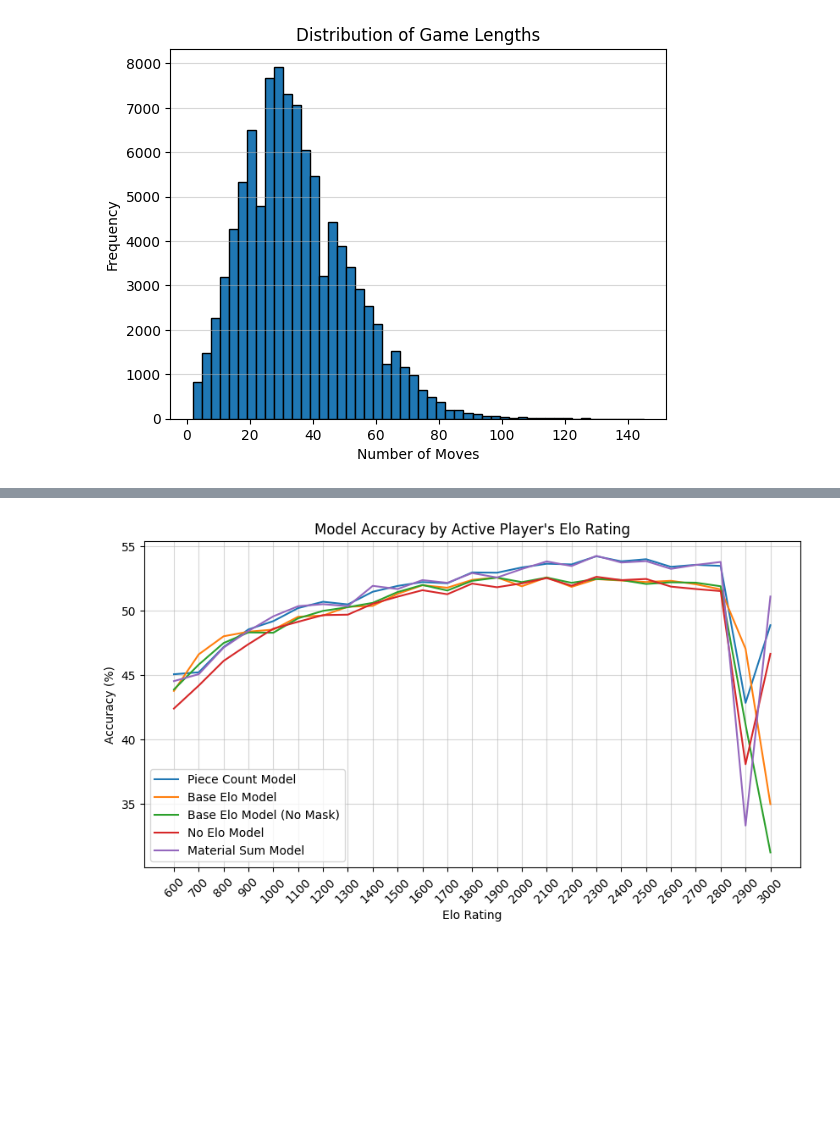
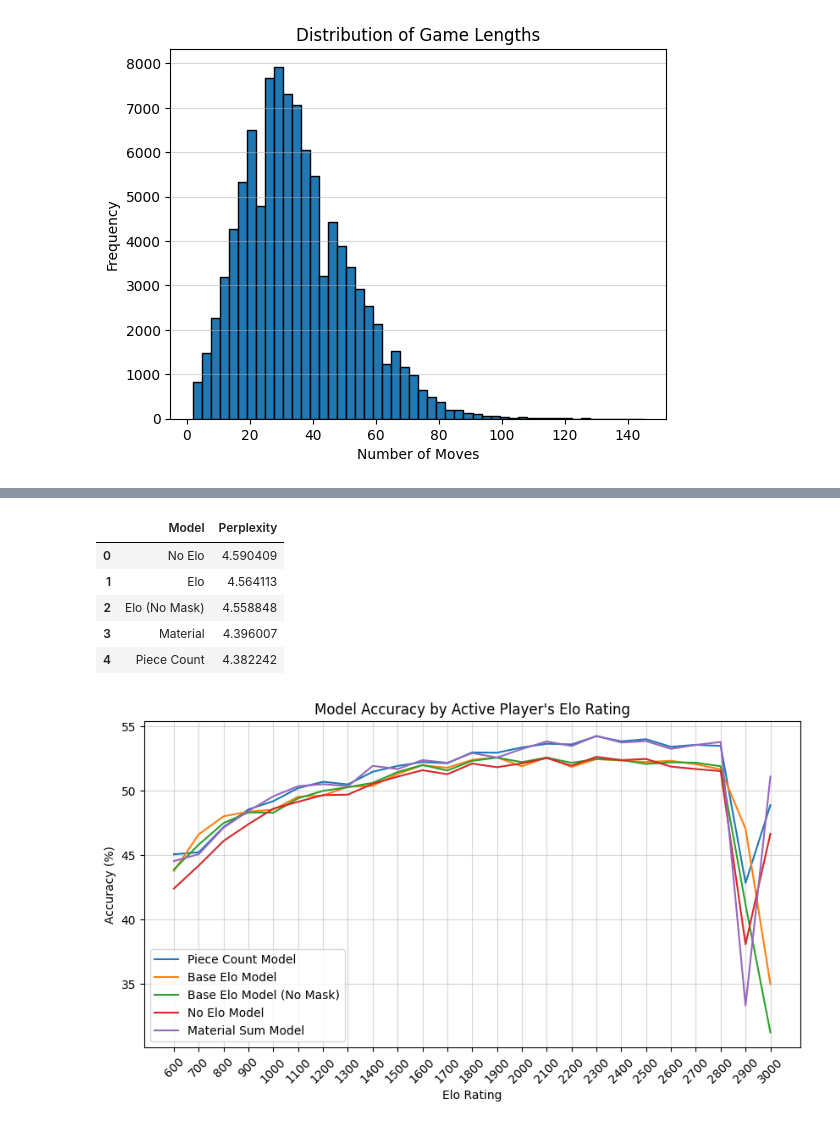
Before and after one commit to Kamil2601/nanoGPT-chess, a Jupyter notebook: experiments_plots.ipynb, the cells around one changed output, grey strips where cells are left out. Drawn from its saved outputs; the diff is of its cells as text; code cells hidden in the pictures; blank space fills up the shorter version.

```diff
--- a/experiments_plots.ipynb
+++ b/experiments_plots.ipynb
@@ -82 +120,21 @@ plt.show()
+# %%
+no_elo_perplexity = no_elo_results["test_perplexity"]
+elo_perplexity = base_elo_results["test_perplexity"]
+elo_no_mask_perplexity = base_elo_no_mask_results["test_perplexity"]
+material_perplexity = material_results["test_perplexity"]
+piece_count_perplexity = piece_count_results["test_perplexity"]
+
+perplexity_df = pd.DataFrame({
+    "Model": ["No Elo", "Elo", "Elo (No Mask)", "Material", "Piece Count"],
+    "Perplexity": [no_elo_perplexity, elo_perplexity, elo_no_mask_perplexity, material_perplexity, piece_count_perplexity]
+})
+
+perplexity_df
+# %% [output]
+|  | Model | Perplexity |
+| 0 | No Elo | 4.590409 |
+| 1 | Elo | 4.564113 |
+| 2 | Elo (No Mask) | 4.558848 |
+| 3 | Material | 4.396007 |
+| 4 | Piece Count | 4.382242 |
 # %%
```
Also changed, not shown: parts of 3 cells of this notebook.
